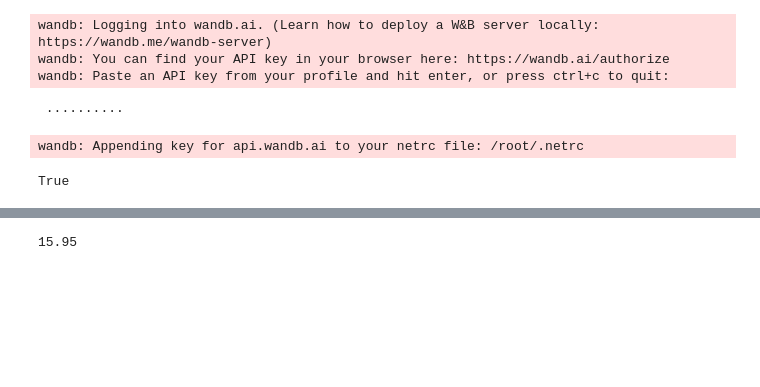
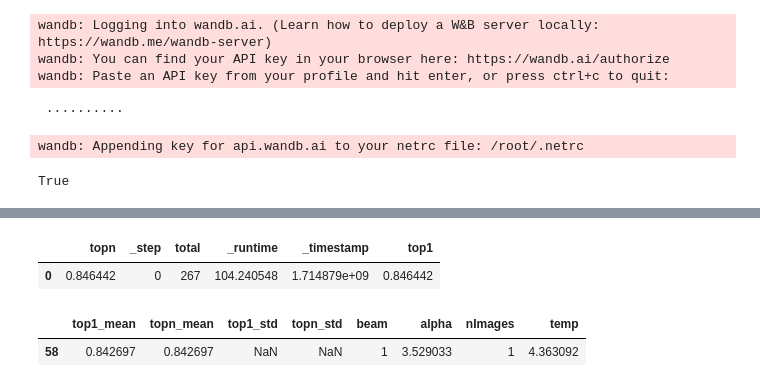
Before and after one commit to weathon/3d2smile, a Jupyter notebook: data_processing.ipynb, the cells around one changed output, grey strips where cells are left out. Drawn from its saved outputs; the diff is of its cells as text; code cells hidden in the pictures; blank space fills up the shorter version.

```diff
--- a/data_processing.ipynb
+++ b/data_processing.ipynb
@@ -56,3 +56,8 @@ topn_std = [run["topn"].std() for  run in history]
+# %%
+history[0]
+# %% [output]
+|  | topn | _step | total | _runtime | _timestamp | top1 |
+| 0 | 0.846442 | 0 | 267 | 104.240548 | 1.714879e+09 | 0.846442 |
 # %%
 data = {
     'top1_mean': top1_mean,
@@ -83,10 +88,17 @@ df = pd.DataFrame(data)
 # %%
 df.to_csv("inf_sweep.csv")
 # %%
-import numpy as np
-np.max(df.query(f"nImages=={1} & beam=={1}")["top1_mean"]).item()
+# import numpy as np
+# np.max(df.query(f"nImages=={1} & beam=={1}")["top1_mean"]).item()
-# %% [output]
-15.95
+# %%
+import numpy as np
+df2 = df.query(f"nImages=={1} & beam=={1}")
+max_mean = np.max(df2["top1_mean"])
+max_row = df2[df2["top1_mean"] == max_mean]
+max_row
+# %% [output]
+|  | top1_mean | topn_mean | top1_std | topn_std | beam | alpha | nImages | temp |
+| 58 | 0.842697 | 0.842697 | NaN | NaN | 1 | 3.529033 | 1 | 4.363092 |
 # %%
 arr1 = []
 for nImages in range(1,4):
```
Also changed, not shown: parts of 6 cells of this notebook.
